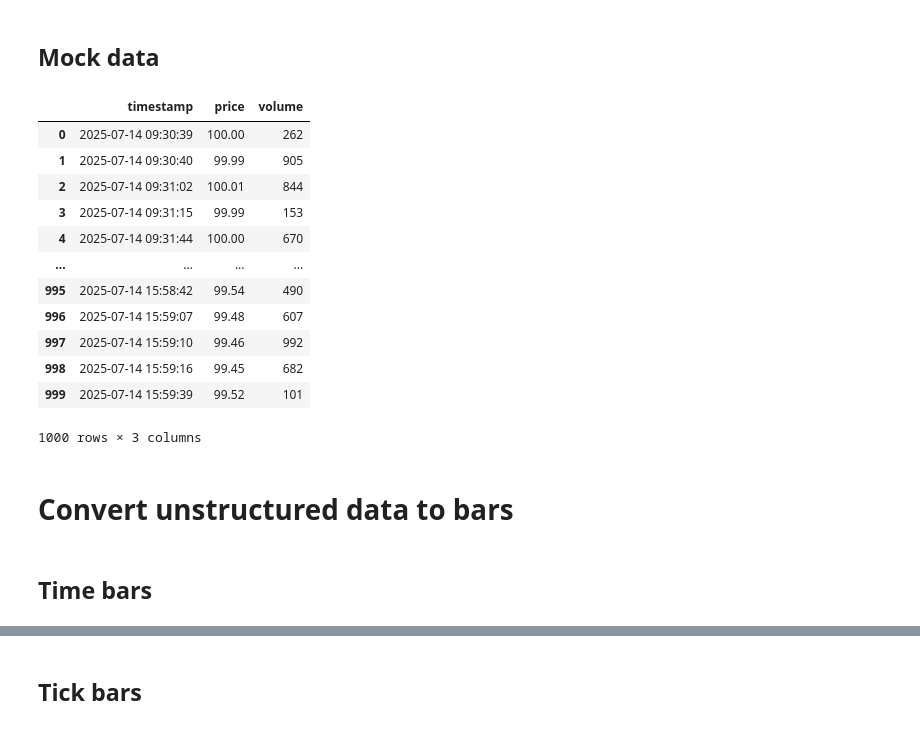
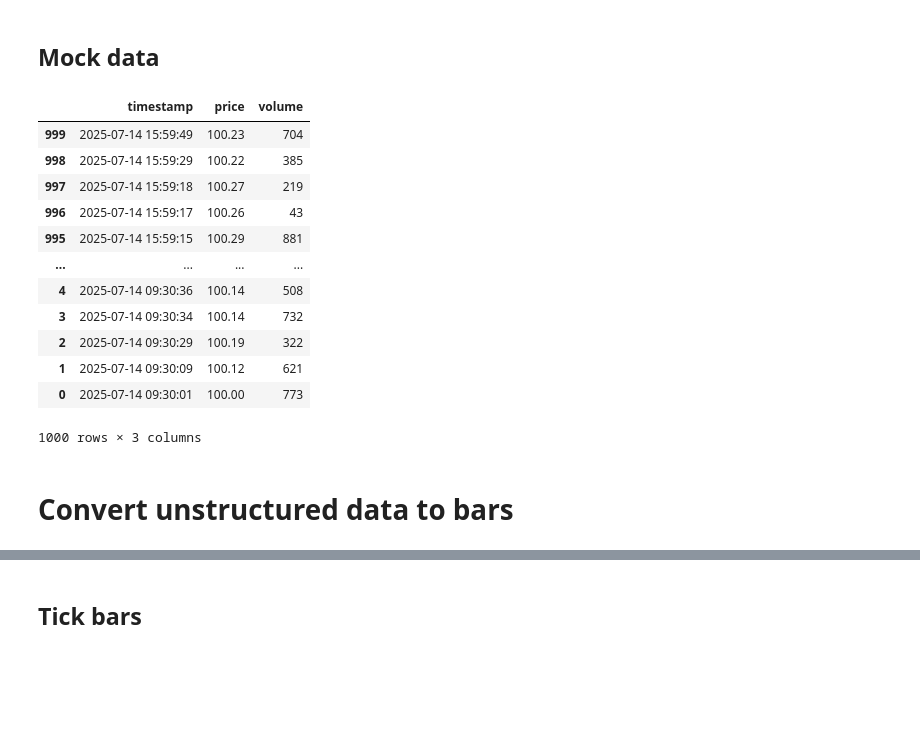
Before and after one commit to AminFiroozi/fml-lab, a Jupyter notebook: main.ipynb, the cells around one changed output, grey strips where cells are left out. Saved outputs shown, nothing was run; the diff lists cells and outputs as text; code cells hidden in the pictures; blank space fills up the shorter version.

```diff
--- a/main.ipynb
+++ b/main.ipynb
@@ -56,9 +58,6 @@ tradermade.set_rest_api_key(TRADERMADE_API_KEY)
 # %% [markdown]
 ## Mock data
 # %%
-START_TIME = "2025-07-14 09:30:00"
-END_TIME = "2025-07-14 16:00:00"
-
 def generate_random_trade_times(n_trades, start_time, end_time):
     start_ts = pd.to_datetime(start_time)
     end_ts = pd.to_datetime(end_time)
@@ -69,45 +68,45 @@ def generate_random_trade_times(n_trades, start_time, end_time):
     random_seconds = sorted(random.sample(range(total_seconds), n_trades))
 
     return [start_ts + timedelta(seconds=s) for s in random_seconds]
 
 
 def generate_mock_trades(num_trades=1000, start_price=100.0, start_time=START_TIME, end_time=END_TIME):
     timestamps = generate_random_trade_times(
         n_trades=1000,
         start_time=start_time,
         end_time=end_time
     )
 
     prices = [start_price]
     for _ in range(1, num_trades):
         # Simulate small price changes
         change = np.random.normal(loc=0, scale=0.05)
         prices.append(round(prices[-1] + change, 2))
 
     volumes = np.random.randint(1, 1000, size=num_trades)
 
     df = pd.DataFrame({
         'timestamp': timestamps,
         'price': prices,
         'volume': volumes
     })
     return df
 
-df = generate_mock_trades()
+df = generate_mock_trades()[::-1]
 df
 # %% [output]
 |  | timestamp | price | volume |
-| 0 | 2025-07-14 09:30:39 | 100.00 | 262 |
-| 1 | 2025-07-14 09:30:40 | 99.99 | 905 |
-| 2 | 2025-07-14 09:31:02 | 100.01 | 844 |
-| 3 | 2025-07-14 09:31:15 | 99.99 | 153 |
-| 4 | 2025-07-14 09:31:44 | 100.00 | 670 |
+| 999 | 2025-07-14 15:59:49 | 100.23 | 704 |
+| 998 | 2025-07-14 15:59:29 | 100.22 | 385 |
+| 997 | 2025-07-14 15:59:18 | 100.27 | 219 |
+| 996 | 2025-07-14 15:59:17 | 100.26 | 43 |
+| 995 | 2025-07-14 15:59:15 | 100.29 | 881 |
 | ... | ... | ... | ... |
-| 995 | 2025-07-14 15:58:42 | 99.54 | 490 |
-| 996 | 2025-07-14 15:59:07 | 99.48 | 607 |
-| 997 | 2025-07-14 15:59:10 | 99.46 | 992 |
-| 998 | 2025-07-14 15:59:16 | 99.45 | 682 |
-| 999 | 2025-07-14 15:59:39 | 99.52 | 101 |
+| 4 | 2025-07-14 09:30:36 | 100.14 | 508 |
+| 3 | 2025-07-14 09:30:34 | 100.14 | 732 |
+| 2 | 2025-07-14 09:30:29 | 100.19 | 322 |
+| 1 | 2025-07-14 09:30:09 | 100.12 | 621 |
+| 0 | 2025-07-14 09:30:01 | 100.00 | 773 |
 1000 rows × 3 columns
 # %% [markdown]
 # Convert unstructured data to bars
@@ -129,5 +125,3 @@ def convert_to_bars(trade_groups: List[Dict[str, Union[datetime, float, int]]])
     for group in trade_groups]
 
     return pd.DataFrame(bars)
-# %% [markdown]
-## Time bars
```
Also changed, not shown: parts of 9 cells of this notebook.
